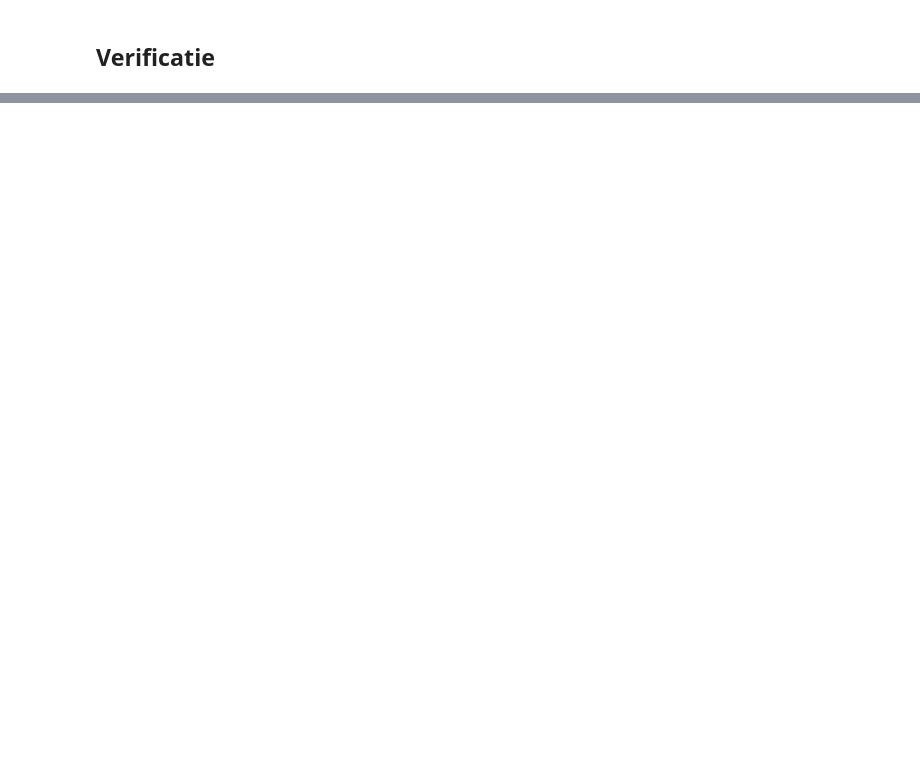
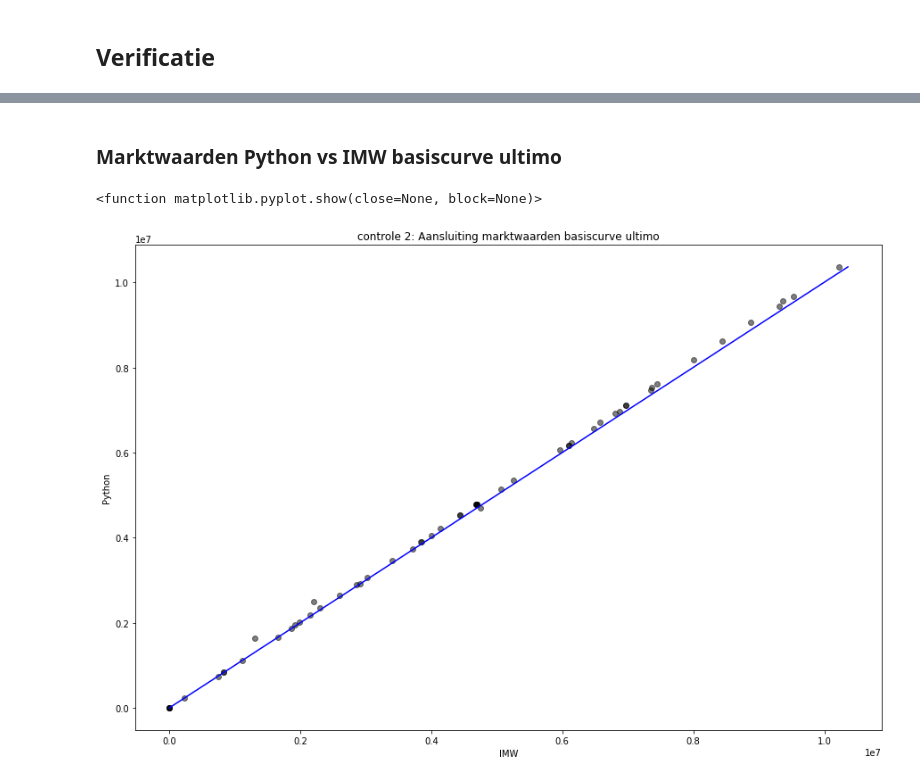
Before and after one commit to OscarDries/TRECS, a Jupyter notebook: swaption (IN PROGRESS)/Module swaption.ipynb, the cells around one changed output, grey strips where cells are left out. Saved outputs shown, nothing was run; the diff lists cells and outputs as text; code cells hidden in the pictures; blank space fills up the shorter version.

```diff
--- a/swaption (IN PROGRESS)/Module swaption.ipynb
+++ b/swaption (IN PROGRESS)/Module swaption.ipynb
@@ -782,0 +793,15 @@ df_swaptionsAoC
+# %% [markdown]
+### Marktwaarden Python vs IMW basiscurve ultimo
+# %%
+lineStart = df_swaptionsAoC['marketValueModelUltimo'].min()
+lineEnd = df_swaptionsAoC['marketValueModelUltimo'].max()
+plt.figure(figsize=(15,10))
+plt.plot([lineStart, lineEnd], [lineStart, lineEnd], color = 'b')
+plt.scatter(df_swaptionsAoC['marketValueIMWUltimo'], df_swaptionsAoC['marketValueModelUltimo'], color = 'k', alpha=0.5)
+plt.title('controle 2: Aansluiting marktwaarden basiscurve ultimo')
+plt.xlabel('IMW')
+plt.ylabel('Python')
+plt.show
+# %% [output]
+<function matplotlib.pyplot.show(close=None, block=None)>
+[figure, added]
```
Also changed, not shown: parts of 14 cells of this notebook, 2 other files.
